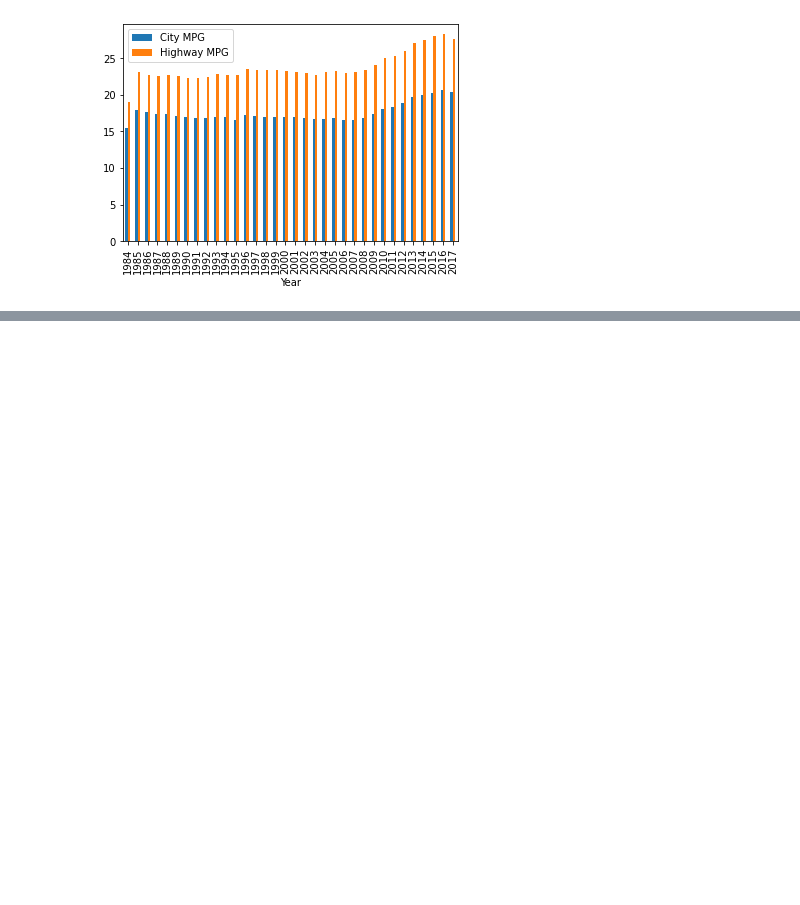
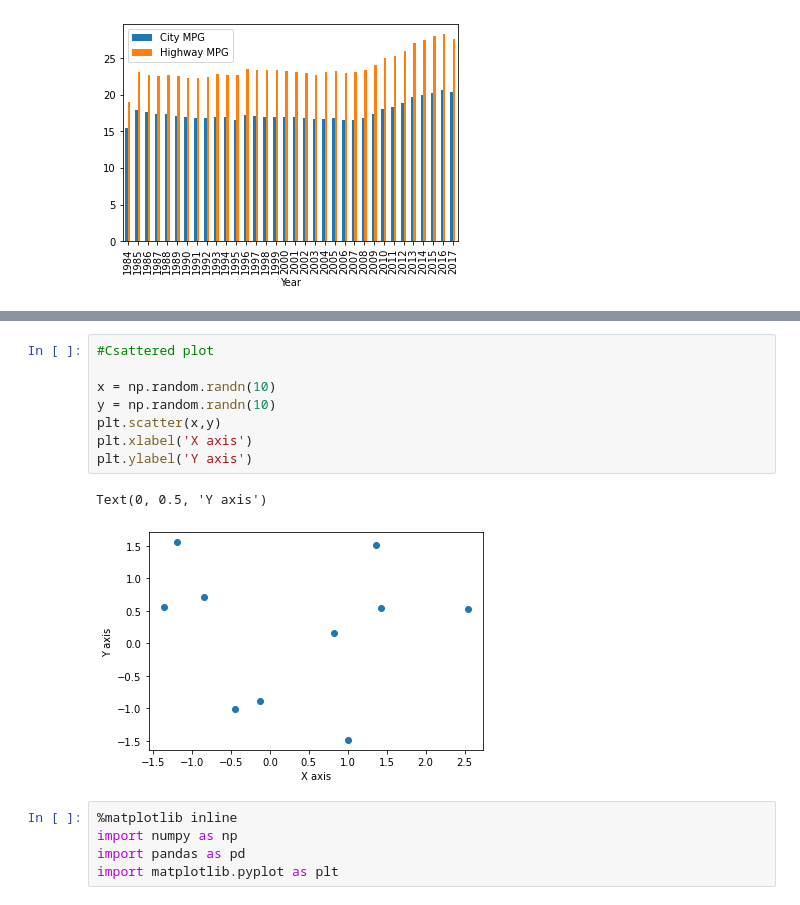
Before and after one commit to vikkieessien/data-pt-ber-08-20, a Jupyter notebook: Labs/module-1_labs/04_pandas/04_lab-data_cleaning/Matplt 2.ipynb, the cells around one changed output, grey strips where cells are left out. Drawn from its saved outputs; the diff is of its cells as text; blank space fills up the shorter version.

```diff
--- a/Labs/module-1_labs/04_pandas/04_lab-data_cleaning/Matplt 2.ipynb
+++ b/Labs/module-1_labs/04_pandas/04_lab-data_cleaning/Matplt 2.ipynb
@@ -86,0 +108,16 @@ plt.show()
+# %%
+#Csattered plot
+
+x = np.random.randn(10)
+y = np.random.randn(10)
+plt.scatter(x,y)
+plt.xlabel('X axis')
+plt.ylabel('Y axis')
+# %% [output]
+Text(0, 0.5, 'Y axis')
+[figure, added]
+# %%
+%matplotlib inline
+import numpy as np
+import pandas as pd
+import matplotlib.pyplot as plt
```
Also changed, not shown: parts of 8 cells of this notebook.
